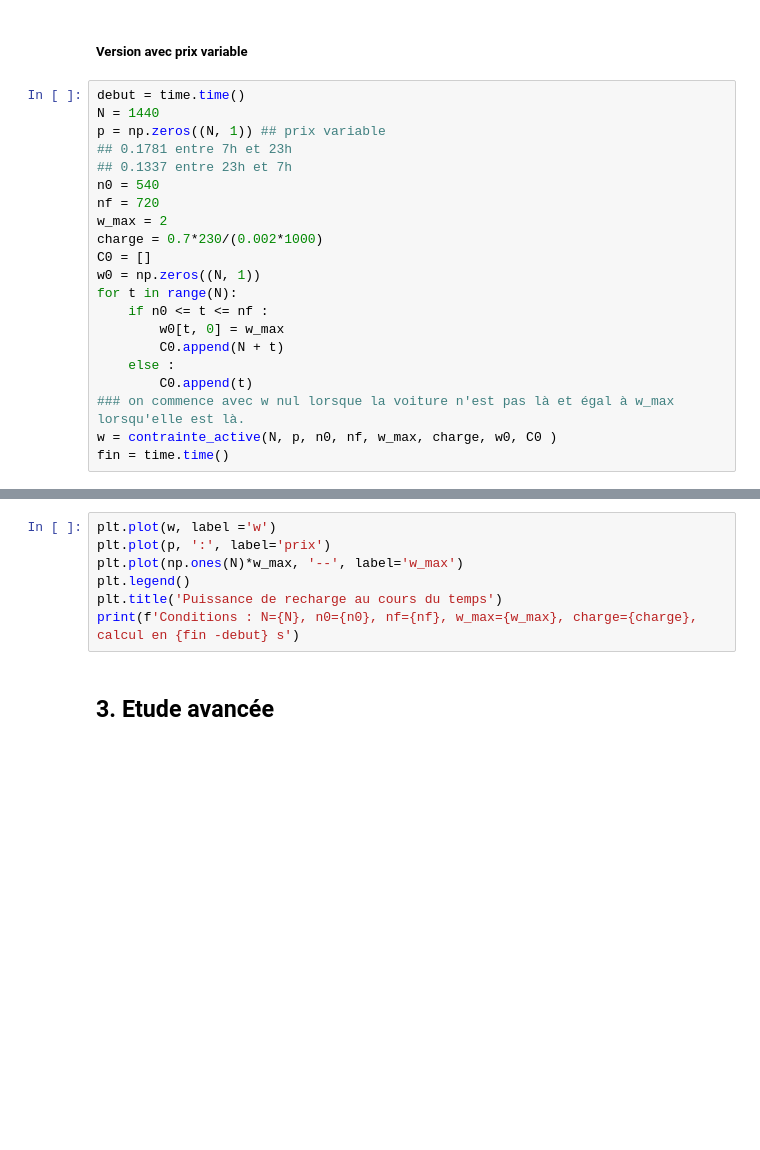
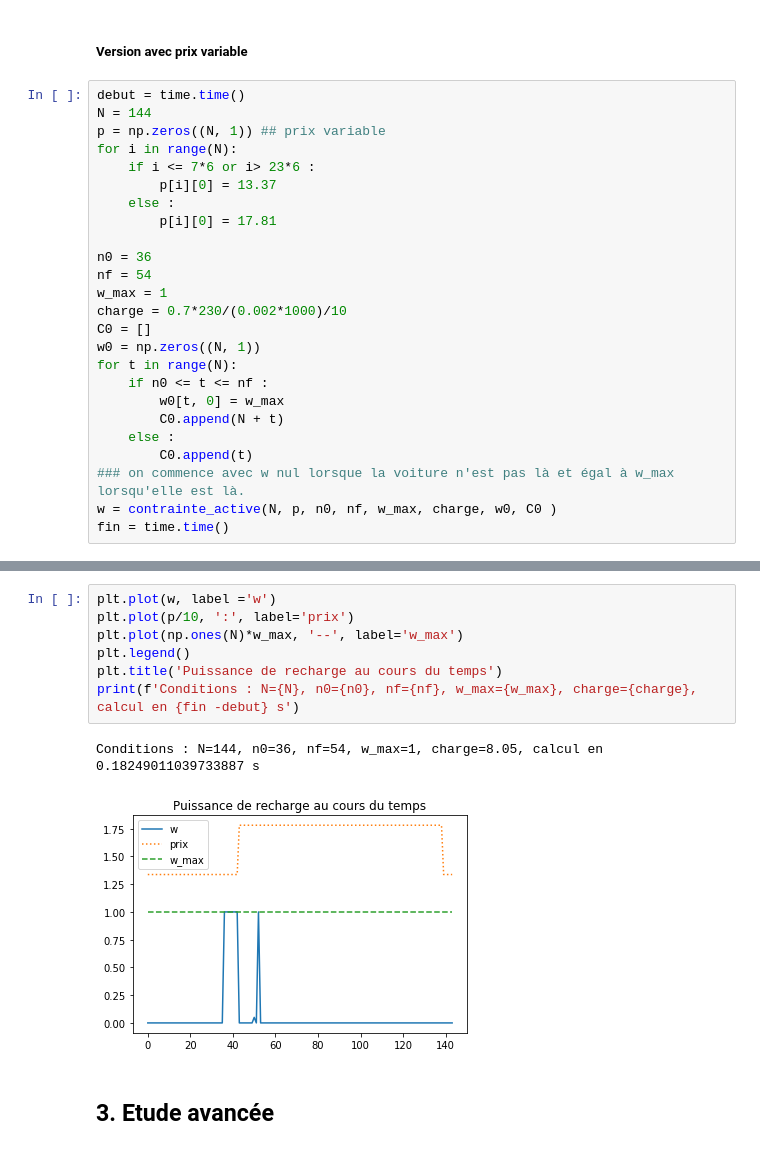
Before and after one commit to corentinloirs/OptimisationPC1, a Jupyter notebook: Optimisation.ipynb, the cells around one changed output, grey strips where cells are left out. Drawn from its saved outputs; the diff is of its cells as text; blank space fills up the shorter version.

```diff
--- a/Optimisation.ipynb
+++ b/Optimisation.ipynb
@@ -414,14 +414,18 @@ Conditions : N=1440, n0=540, nf=720, w_max=20, charge=80.5, calcul en 366.365674
 ##### Version avec prix variable
 # %%
 debut = time.time()
-N = 1440
+N = 144
 p = np.zeros((N, 1)) ## prix variable
-## 0.1781 entre 7h et 23h
-## 0.1337 entre 23h et 7h
-n0 = 540
-nf = 720
-w_max = 2
-charge = 0.7*230/(0.002*1000)
+for i in range(N):
+    if i <= 7*6 or i> 23*6 :
+        p[i][0] = 13.37
+    else :
+        p[i][0] = 17.81
+
+n0 = 36
+nf = 54
+w_max = 1
+charge = 0.7*230/(0.002*1000)/10
 C0 = []
 w0 = np.zeros((N, 1))
 for t in range(N):
@@ -436,10 +458,13 @@ fin = time.time()
 # %%
 plt.plot(w, label ='w')
-plt.plot(p, ':', label='prix')
+plt.plot(p/10, ':', label='prix')
 plt.plot(np.ones(N)*w_max, '--', label='w_max')
 plt.legend()
 plt.title('Puissance de recharge au cours du temps')
 print(f'Conditions : N={N}, n0={n0}, nf={nf}, w_max={w_max}, charge={charge}, calcul en {fin -debut} s')
+# %% [output]
+Conditions : N=144, n0=36, nf=54, w_max=1, charge=8.05, calcul en 0.18249011039733887 s
+[figure, added]
 # %% [markdown]
 ## 3. Etude avancée
 # %% [markdown]
```
Also changed, not shown: parts of 17 cells of this notebook.
